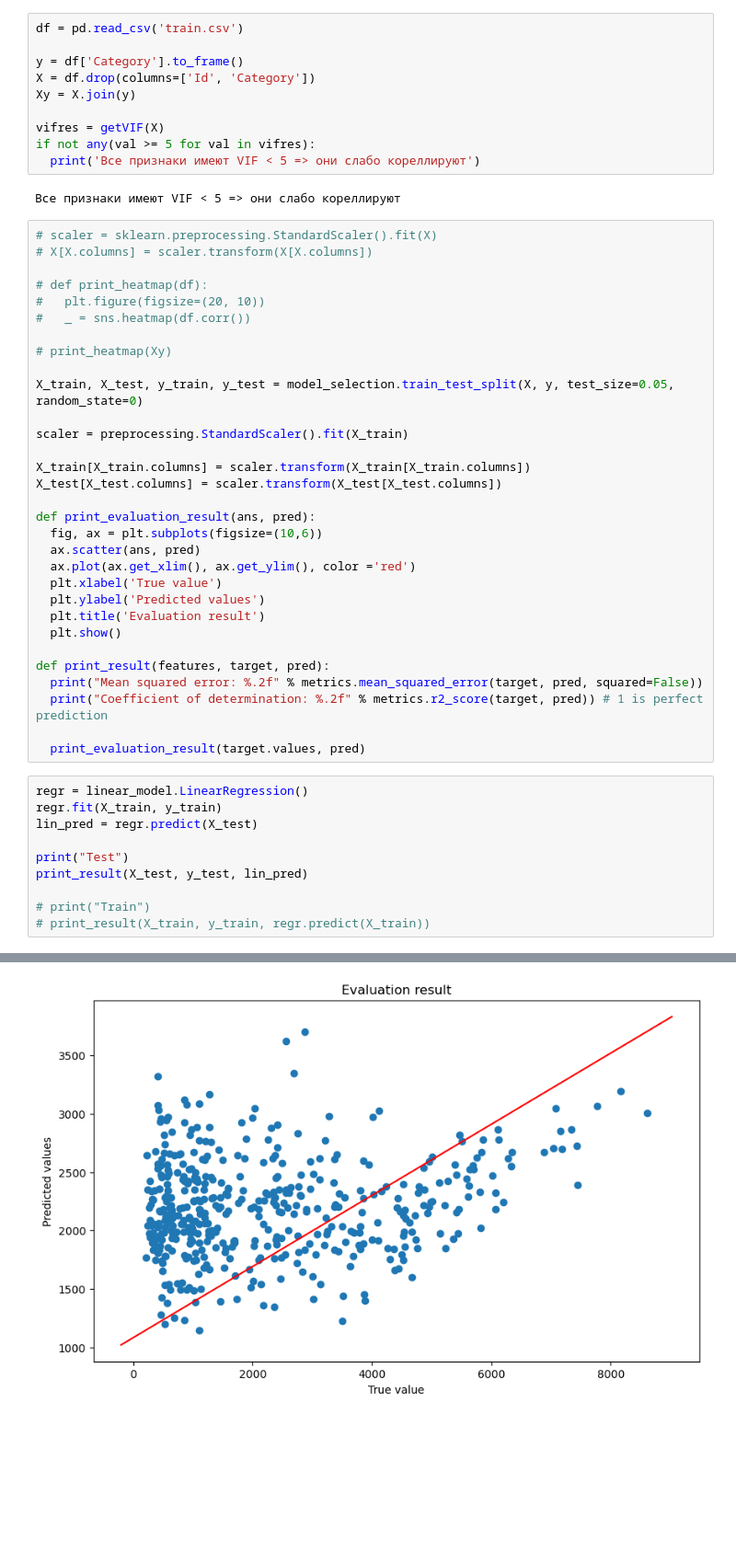
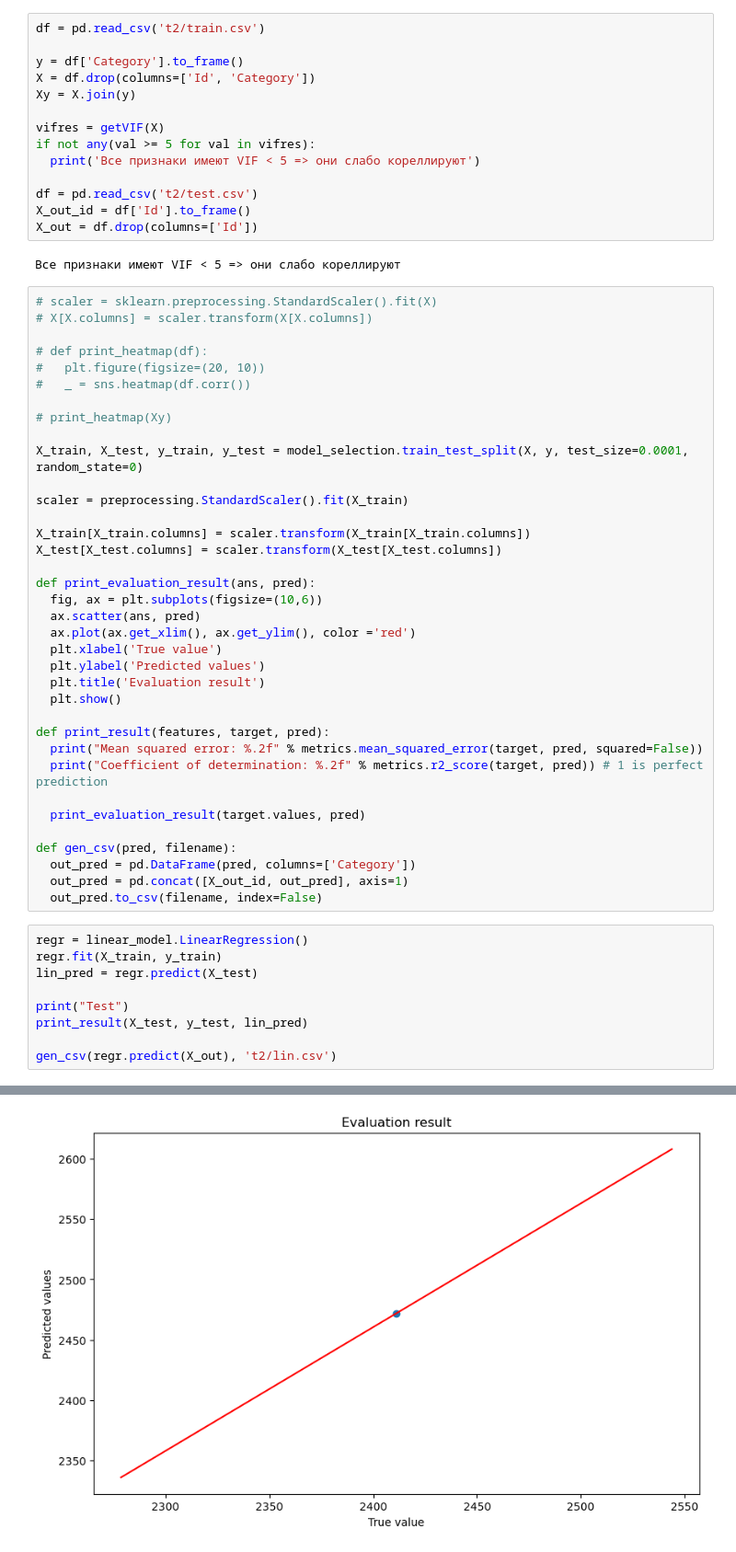
Before and after one commit to Tako-San/ml-course, a Jupyter notebook: t2/main.ipynb, the cells around one changed output, grey strips where cells are left out. Shown: that part at 92% size. Cells and saved outputs as stored; diff of their text form; blank space fills up the shorter version.

```diff
--- a/t2/main.ipynb
+++ b/t2/main.ipynb
@@ -14,7 +14,7 @@ from statsmodels.stats.outliers_influence import variance_inflation_factor as vi
 def getVIF(X):
   return pd.Series([vif(X.values, i) for i in range(X.shape[1])], index=X.columns)
 # %%
-df = pd.read_csv('train.csv')
+df = pd.read_csv('t2/train.csv')
 
 y = df['Category'].to_frame()
 X = df.drop(columns=['Id', 'Category'])
@@ -23,6 +23,10 @@ Xy = X.join(y)
 vifres = getVIF(X)
 if not any(val >= 5 for val in vifres):
   print('Все признаки имеют VIF < 5 => они слабо кореллируют')
+
+df = pd.read_csv('t2/test.csv')
+X_out_id = df['Id'].to_frame()
+X_out = df.drop(columns=['Id'])
 # %% [output]
 Все признаки имеют VIF < 5 => они слабо кореллируют
 # %%
@@ -35,7 +39,7 @@ if not any(val >= 5 for val in vifres):
 
 # print_heatmap(Xy)
 
-X_train, X_test, y_train, y_test = model_selection.train_test_split(X, y, test_size=0.05, random_state=0)
+X_train, X_test, y_train, y_test = model_selection.train_test_split(X, y, test_size=0.0001, random_state=0)
 
 scaler = preprocessing.StandardScaler().fit(X_train)
 
@@ -56,6 +60,11 @@ def print_result(features, target, pred):
   print("Coefficient of determination: %.2f" % metrics.r2_score(target, pred)) # 1 is perfect prediction
 
   print_evaluation_result(target.values, pred)
+
+def gen_csv(pred, filename):
+  out_pred = pd.DataFrame(pred, columns=['Category'])
+  out_pred = pd.concat([X_out_id, out_pred], axis=1)
+  out_pred.to_csv(filename, index=False)
 # %%
 regr = linear_model.LinearRegression()
 regr.fit(X_train, y_train)
@@ -64,7 +73,6 @@ lin_pred = regr.predict(X_test)
 print("Test")
 print_result(X_test, y_test, lin_pred)
 
-# print("Train")
-# print_result(X_train, y_train, regr.predict(X_train))
+gen_csv(regr.predict(X_out), 't2/lin.csv')
 # %% [output]
 Test
@@ -73,4 +81,4 @@ Coefficient of determination: 0.03
-[figure, old version]
+[figure, new version]
 # %%
 class FNV(object):
     def __init__(self, kernel=None):
```
Also changed, not shown: parts of 7 cells of this notebook.
